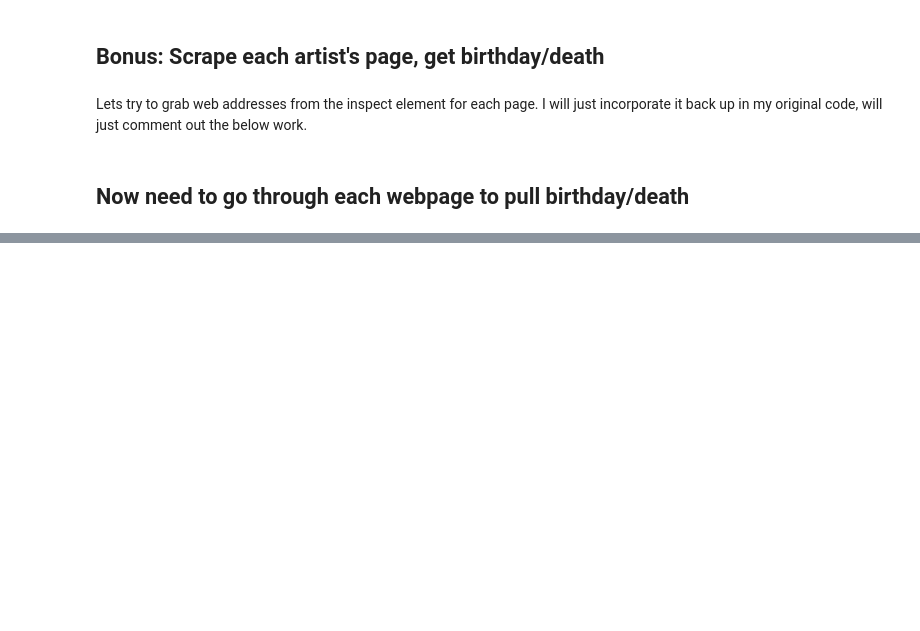
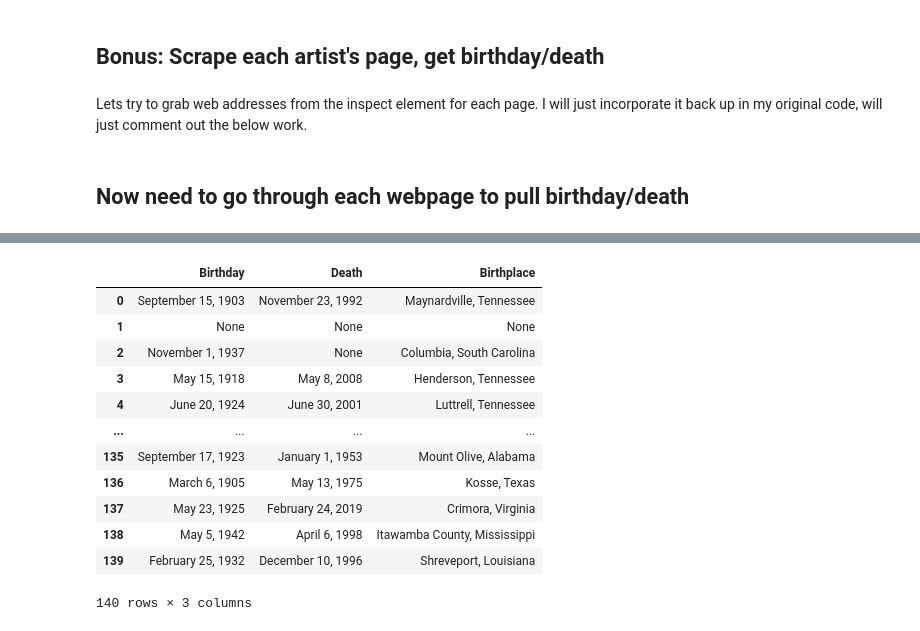
Before and after one commit to tye642/web_scraping_country_music_hof, a Jupyter notebook: notebook/hall_of_fame_webscrape.ipynb, the cells around one changed output, grey strips where cells are left out. Drawn from its saved outputs; the diff is of its cells as text; code cells hidden in the pictures; blank space fills up the shorter version.

```diff
--- a/notebook/hall_of_fame_webscrape.ipynb
+++ b/notebook/hall_of_fame_webscrape.ipynb
@@ -320,0 +337,4 @@ Lets try to grab web addresses from the inspect element for each page. I will ju
+# %%
+bd_dic = {'Birthday - Death': birthday, 'Birthplace': birthplace}
+bd_df = pd.DataFrame(bd_dic)
+bd_df
@@ -320,0 +394,18 @@ Lets try to grab web addresses from the inspect element for each page. I will ju
+# %%
+v = {'Birthday': new_b, 'Death': new_d, 'Birthplace': new_p}
+bdp_df = pd.DataFrame(v)
+bdp_df # New df
+# %% [output]
+|  | Birthday | Death | Birthplace |
+| 0 | September 15, 1903 | November 23, 1992 | Maynardville, Tennessee |
+| 1 | None | None | None |
+| 2 | November 1, 1937 | None | Columbia, South Carolina |
+| 3 | May 15, 1918 | May 8, 2008 | Henderson, Tennessee |
+| 4 | June 20, 1924 | June 30, 2001 | Luttrell, Tennessee |
+| ... | ... | ... | ... |
+| 135 | September 17, 1923 | January 1, 1953 | Mount Olive, Alabama |
+| 136 | March 6, 1905 | May 13, 1975 | Kosse, Texas |
+| 137 | May 23, 1925 | February 24, 2019 | Crimora, Virginia |
+| 138 | May 5, 1942 | April 6, 1998 | Itawamba County, Mississippi |
+| 139 | February 25, 1932 | December 10, 1996 | Shreveport, Louisiana |
+140 rows × 3 columns
```
Also changed, not shown: parts of 7 cells of this notebook.
